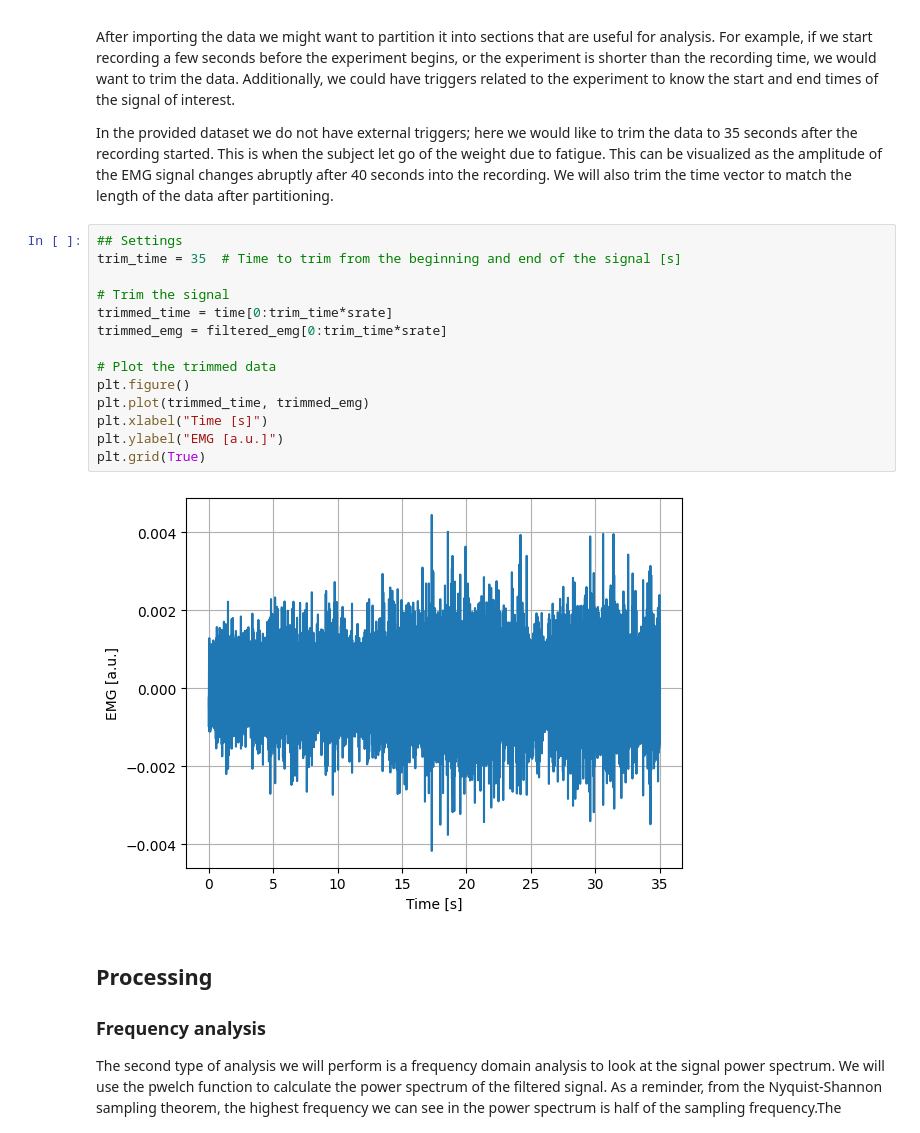
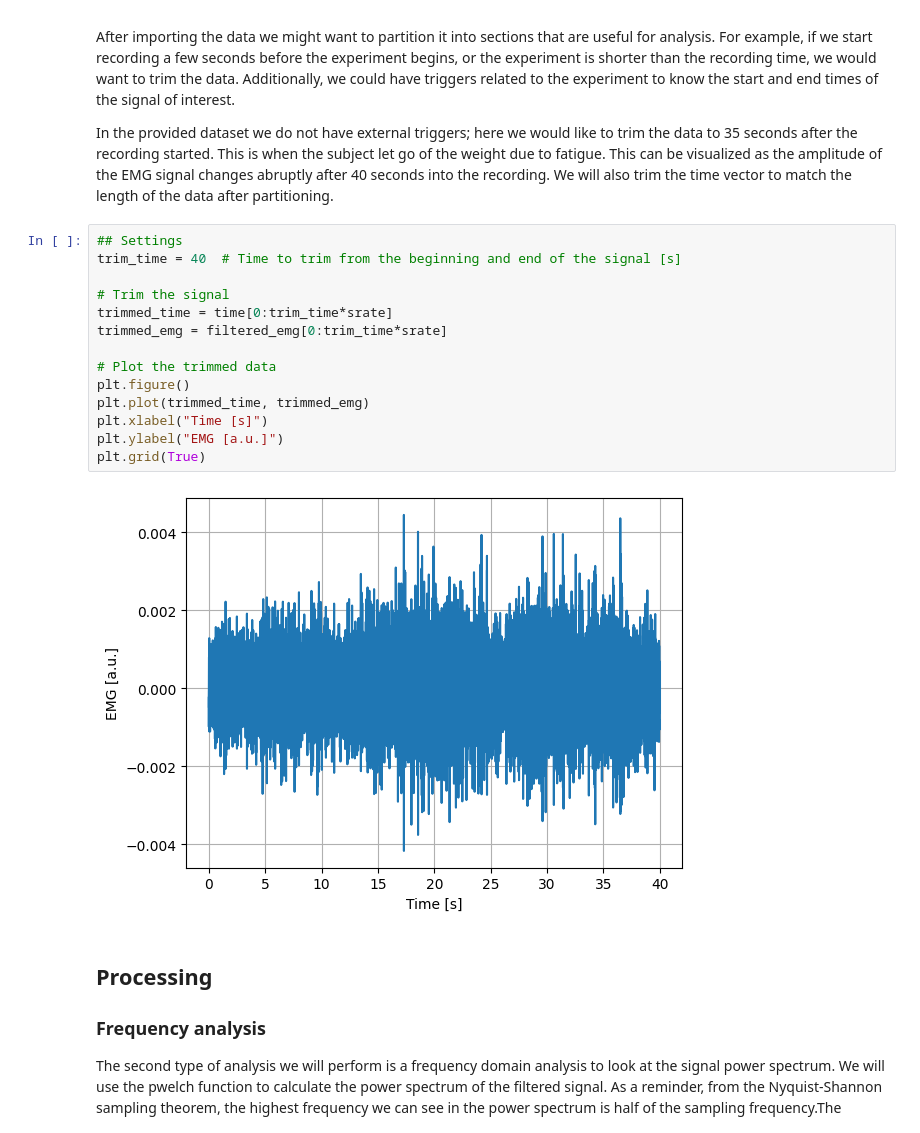
Before and after one commit to danielcomaduran/BMEN663, a Jupyter notebook: python-emg/emg-notebook.ipynb, the cells around one changed output. Cells and saved outputs as stored; diff of their text form.

```diff
--- a/python-emg/emg-notebook.ipynb
+++ b/python-emg/emg-notebook.ipynb
@@ -95,20 +95,20 @@ After importing the data we might want to partition it into sections that are us
 In the provided dataset we do not have external triggers; here we would like to trim the data to 35 seconds after the recording started. This is when the subject let go of the weight due to fatigue. This can be visualized as the amplitude of the EMG signal changes abruptly after 40 seconds into the recording. We will also trim the time vector to match the length of the data after partitioning.
 # %%
 ## Settings
-trim_time = 35  # Time to trim from the beginning and end of the signal [s]
+trim_time = 40  # Time to trim from the beginning and end of the signal [s]
 
 # Trim the signal
 trimmed_time = time[0:trim_time*srate]
 trimmed_emg = filtered_emg[0:trim_time*srate]
 
 # Plot the trimmed data
 plt.figure()
 plt.plot(trimmed_time, trimmed_emg)
 plt.xlabel("Time [s]")
 plt.ylabel("EMG [a.u.]")
 plt.grid(True)
 # %% [output]
-[figure, old version]
+[figure, new version]
 # %% [markdown]
 ## Processing
 
```
Also changed, not shown: parts of 7 cells of this notebook.
